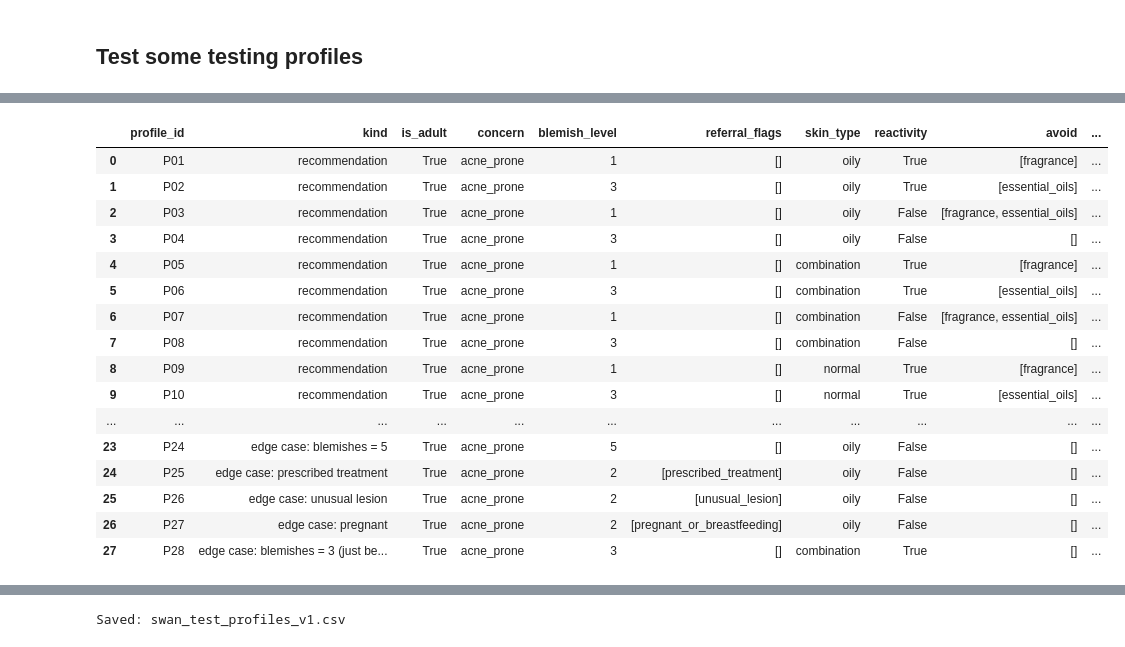
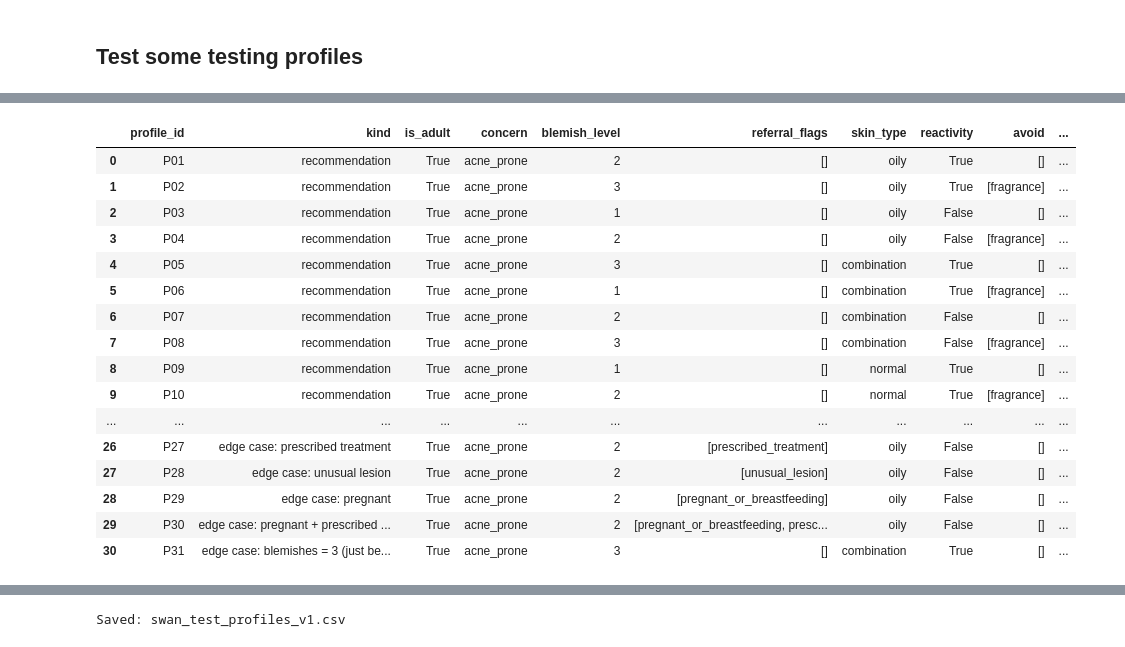
Before and after one commit to imanemoujahid00-oss/Swan, a Jupyter notebook: notebooks/loredana_questionnaire_v2_mvp.ipynb, the cells around one changed output, grey strips where cells are left out. Cells and saved outputs as stored; diff of their text form; code cells hidden in the pictures.

Commit message:
T12/T13/T23: questionnaire, referral rules, 31 test profiles, rubric, files guide

```diff
--- a/notebooks/loredana_questionnaire_v2_mvp.ipynb
+++ b/notebooks/loredana_questionnaire_v2_mvp.ipynb
@@ -58,12 +26,13 @@ import pandas as pd
 INPUT_PATH = "../raw_data/moisturizers_with_cosing.csv"
 COSING_PATH = "../raw_data/Swan_CosIng_Ingredient_Reference_2026-10-26.csv"
 
-SCOPE_COLUMN = "france"            # France to start ("eu" to compare)
+SCOPE_COLUMN = "france"
 NB_ROUTINE_PRODUCT = 3             # moisturizers shown per profile
 BLEMISH_REFERRAL_LEVEL = 4         # Q3: from this level → referral (to validate)
-MIN_INGREDIENTS = 5                # fewer ingredients = list not usable (to validate with Lina)
+MIN_INGREDIENTS = 5
 MIN_PRODUCTS_PER_INGREDIENT = 5    # an ingredient becomes a column if at least 5 products contain it - just as a test, can be changed
-AVOID_FRAGRANCE_INCLUDES_ALLERGENS = True   # Q7 'avoid fragrance' also removes fragrance allergens (team decision)
+AVOID_FRAGRANCE_INCLUDES_ALLERGENS = False  # Q7 'avoid fragrance' = only 'parfum' on the label
+LIGHT_SKIN_TYPES = ["oily", "combination", "normal", "not_sure"]
 
 # Word lists for the signals — names from EU Regulation 1223/2009, Annex III (fragrance allergens)
 FRAGRANCE_ALLERGENS = ["linalool", "limonene", "citronellol", "geraniol", "citral", "coumarin", "eugenol",
@@ -72,6 +41,11 @@ FRAGRANCE_ALLERGENS = ["linalool", "limonene", "citronellol", "geraniol", "citra
 ESSENTIAL_OILS = ["lavandula", "citrus", "mentha", "eucalyptus", "rosmarinus", "melaleuca", "pelargonium",
                   "cymbopogon", "cananga", "santalum", "pogostemon", "juniperus", "cinnamomum", "jasminum"]
 ACNE_ACTIVES = ["salicylic acid", "niacinamide", "zinc pca", "zinc gluconate", "azelaic acid"]
+# Texture: heavy ingredients = butters, waxes, oils, petrolatum (INCI order = amount above 1 %)
+HEAVY_INGREDIENTS = ["petrolatum", "paraffinum liquidum", "paraffin", "mineral oil", "butter", "cera", "wax",
+                     "lanolin", "squalane", "seed oil", "kernel oil", "fruit oil"]
+RICH_NAME_WORDS = ["riche", "rich", "baume", "balm", "cold cream", "nourri"]
+LIGHT_NAME_WORDS = ["gel", "fluide", "fluid", "matifiant", "light", "légère"]
 # %% [markdown]
 ## Load Data Set and check the columns
 # %%
@@ -427,24 +467,34 @@ def recommend(profile, catalogue):
 # %%
-AVOID_OPTIONS = QUESTIONNAIRE["avoid"]
+# Recommendation profiles: every skin type x reactivity x (nothing / fragrance) to avoid,
 profiles = []
 number = 1
 for skin_type in QUESTIONNAIRE["skin_type"]:
     for reactivity in [True, False]:
-        for blemish_level in [1, 3]:
+        for avoid in [[], ["fragrance"]]:
             profiles.append({"profile_id": "P" + str(number).zfill(2), "kind": "recommendation",
-                             "is_adult": True, "concern": "acne_prone", "blemish_level": blemish_level,
+                             "is_adult": True, "concern": "acne_prone", "blemish_level": number % 3 + 1,
                              "referral_flags": [], "skin_type": skin_type, "reactivity": reactivity,
-                             "avoid": AVOID_OPTIONS[number % 4], "expected": "products"})
+                             "avoid": avoid, "expected": "products"})
             number = number + 1
 
+# The 2 other 'avoid' answers, once each
+for avoid in [["essential_oils"], ["fragrance", "essential_oils"]]:
+    profiles.append({"profile_id": "P" + str(number).zfill(2), "kind": "recommendation",
+                     "is_adult": True, "concern": "acne_prone", "blemish_level": 2,
+                     "referral_flags": [], "skin_type": "combination", "reactivity": True,
+                     "avoid": avoid, "expected": "products"})
+    number = number + 1
+
+# Edge cases: one per referral rule, + 2 reasons at once
 edge_cases = [
-    ("under 18",             {"is_adult": False}),
-    ("other concern",        {"concern": "other"}),
-    ("blemishes = 4",        {"blemish_level": 4}),
-    ("blemishes = 5",        {"blemish_level": 5}),
-    ("prescribed treatment", {"referral_flags": ["prescribed_treatment"]}),
-    ("unusual lesion",       {"referral_flags": ["unusual_lesion"]}),
-    ("pregnant",             {"referral_flags": ["pregnant_or_breastfeeding"]}),
+    ("under 18",                       {"is_adult": False}),
+    ("other concern",                  {"concern": "other", "expected": "out of scope"}),
+    ("blemishes = 4",                  {"blemish_level": 4}),
+    ("blemishes = 5",                  {"blemish_level": 5}),
+    ("prescribed treatment",           {"referral_flags": ["prescribed_treatment"]}),
+    ("unusual lesion",                 {"referral_flags": ["unusual_lesion"]}),
+    ("pregnant",                       {"referral_flags": ["pregnant_or_breastfeeding"]}),
+    ("pregnant + prescribed treatment", {"referral_flags": ["pregnant_or_breastfeeding", "prescribed_treatment"]}),
 ]
 for name, change in edge_cases:
     profile = {"profile_id": "P" + str(number).zfill(2), "kind": "edge case: " + name,
@@ -458,8 +508,29 @@ profiles.append({"profile_id": "P" + str(number).zfill(2), "kind": "edge case: b
                  "is_adult": True, "concern": "acne_prone", "blemish_level": 3, "referral_flags": [],
                  "skin_type": "combination", "reactivity": True, "avoid": [], "expected": "products"})
 
+def expected_traits(profile):
+    """What a good product should respect for this profile, from the decisions above."""
+    if profile["expected"] != "products":
+        return "no products"
+    traits = []
+    if "fragrance" in profile["avoid"]:
+        traits.append("no parfum")
+    if "essential_oils" in profile["avoid"]:
+        traits.append("no essential oil")
+    if profile["reactivity"] == True:
+        traits.append("fragrance-free first")
+    if profile["skin_type"] in LIGHT_SKIN_TYPES:
+        traits.append("not rich")
+    elif profile["skin_type"] == "dry":
+        traits.append("rich")
+    return ", ".join(traits)
+
+for profile in profiles:
+    profile["expected_traits"] = expected_traits(profile)
+
 profiles_table = pd.DataFrame(profiles)
 print("Profiles:", len(profiles_table))
 print(profiles_table["expected"].value_counts())
+print(pd.crosstab(profiles_table["reactivity"], profiles_table["avoid"].astype(str)))   # check: reactivity and avoid are crossed
 profiles_table
 # %% [output]
@@ -471,20 +552,20 @@ Name: count, dtype: int64
 |  | profile_id | kind | is_adult | concern | blemish_level | referral_flags | skin_type | reactivity | avoid | ... |
-| 0 | P01 | recommendation | True | acne_prone | 1 | [] | oily | True | [fragrance] | ... |
-| 1 | P02 | recommendation | True | acne_prone | 3 | [] | oily | True | [essential_oils] | ... |
-| 2 | P03 | recommendation | True | acne_prone | 1 | [] | oily | False | [fragrance, essential_oils] | ... |
-| 3 | P04 | recommendation | True | acne_prone | 3 | [] | oily | False | [] | ... |
-| 4 | P05 | recommendation | True | acne_prone | 1 | [] | combination | True | [fragrance] | ... |
-| 5 | P06 | recommendation | True | acne_prone | 3 | [] | combination | True | [essential_oils] | ... |
-| 6 | P07 | recommendation | True | acne_prone | 1 | [] | combination | False | [fragrance, essential_oils] | ... |
-| 7 | P08 | recommendation | True | acne_prone | 3 | [] | combination | False | [] | ... |
-| 8 | P09 | recommendation | True | acne_prone | 1 | [] | normal | True | [fragrance] | ... |
-| 9 | P10 | recommendation | True | acne_prone | 3 | [] | normal | True | [essential_oils] | ... |
+| 0 | P01 | recommendation | True | acne_prone | 2 | [] | oily | True | [] | ... |
+| 1 | P02 | recommendation | True | acne_prone | 3 | [] | oily | True | [fragrance] | ... |
+| 2 | P03 | recommendation | True | acne_prone | 1 | [] | oily | False | [] | ... |
+| 3 | P04 | recommendation | True | acne_prone | 2 | [] | oily | False | [fragrance] | ... |
+| 4 | P05 | recommendation | True | acne_prone | 3 | [] | combination | True | [] | ... |
+| 5 | P06 | recommendation | True | acne_prone | 1 | [] | combination | True | [fragrance] | ... |
+| 6 | P07 | recommendation | True | acne_prone | 2 | [] | combination | False | [] | ... |
+| 7 | P08 | recommendation | True | acne_prone | 3 | [] | combination | False | [fragrance] | ... |
+| 8 | P09 | recommendation | True | acne_prone | 1 | [] | normal | True | [] | ... |
+| 9 | P10 | recommendation | True | acne_prone | 2 | [] | normal | True | [fragrance] | ... |
 | ... | ... | ... | ... | ... | ... | ... | ... | ... | ... | ... |
-| 23 | P24 | edge case: blemishes = 5 | True | acne_prone | 5 | [] | oily | False | [] | ... |
-| 24 | P25 | edge case: prescribed treatment | True | acne_prone | 2 | [prescribed_treatment] | oily | False | [] | ... |
-| 25 | P26 | edge case: unusual lesion | True | acne_prone | 2 | [unusual_lesion] | oily | False | [] | ... |
-| 26 | P27 | edge case: pregnant | True | acne_prone | 2 | [pregnant_or_breastfeeding] | oily | False | [] | ... |
-| 27 | P28 | edge case: blemishes = 3 (just be... | True | acne_prone | 3 | [] | combination | True | [] | ... |
+| 26 | P27 | edge case: prescribed treatment | True | acne_prone | 2 | [prescribed_treatment] | oily | False | [] | ... |
+| 27 | P28 | edge case: unusual lesion | True | acne_prone | 2 | [unusual_lesion] | oily | False | [] | ... |
+| 28 | P29 | edge case: pregnant | True | acne_prone | 2 | [pregnant_or_breastfeeding] | oily | False | [] | ... |
+| 29 | P30 | edge case: pregnant + prescribed ... | True | acne_prone | 2 | [pregnant_or_breastfeeding, presc... | oily | False | [] | ... |
+| 30 | P31 | edge case: blemishes = 3 (just be... | True | acne_prone | 3 | [] | combination | True | [] | ... |
 # %%
 for profile in profiles:
     answers = {field: profile[field] for field in QUESTIONNAIRE}
```
Also changed, not shown: parts of 23 cells of this notebook, 4 other files.
